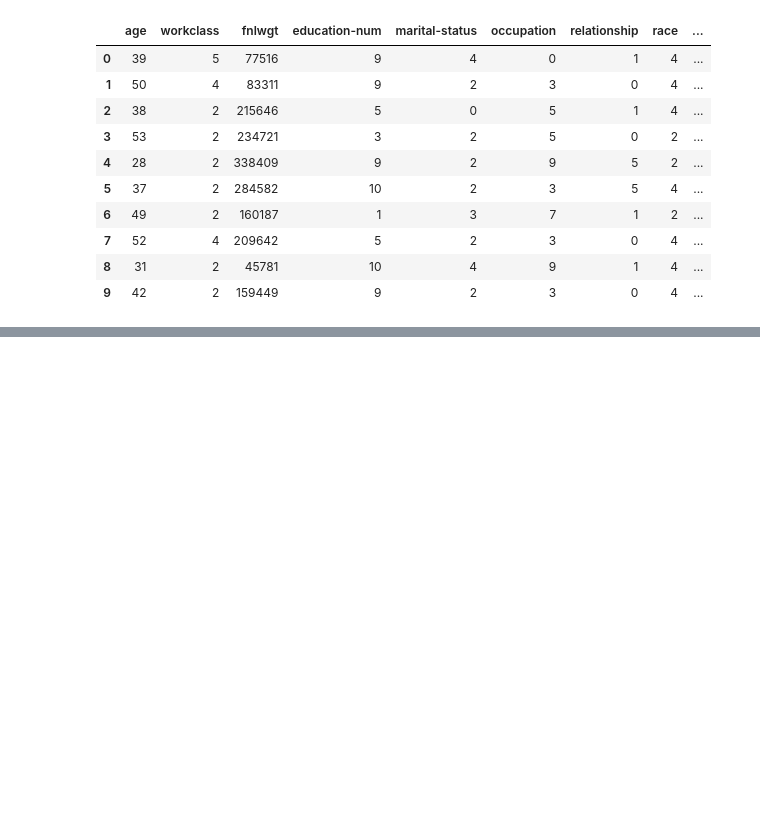
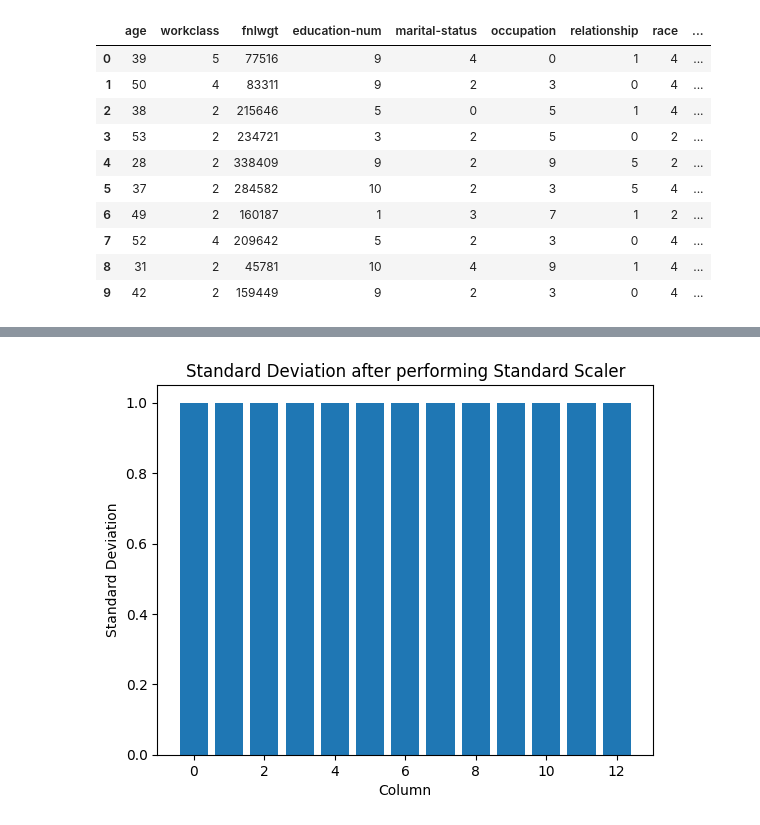
Before and after one commit to PehansiK/Census-Income-Prediction, a Jupyter notebook: Scaling&PCA.ipynb, the cells around one changed output, grey strips where cells are left out. Cells and saved outputs as stored; diff of their text form; code cells hidden in the pictures; blank space fills up the shorter version.

Commit message:
Apply Standard Scaler

```diff
--- a/Scaling&PCA.ipynb
+++ b/Scaling&PCA.ipynb
@@ -24,0 +27,6 @@ df.head(10)
+# %%
+X = df.drop(['income'], axis=1) # Features
+y = df['income'] # Label
+# %%
+scaler = StandardScaler()
+X_scaler = pd.DataFrame(scaler.fit_transform(X), columns = X.columns)
@@ -24,0 +47,4 @@ df.head(10)
+# %%
+# Calculate the standard deviation of all columns
+std_X = X_scaler.std()
+print('Standard Deviation after Performing Standard Scaler: \n',std_X)
@@ -24,0 +67,9 @@ df.head(10)
+# %%
+# Plot the Standard Deviation of all columns
+plt.bar(range(len(std_X)), std_X)
+plt.title("Standard Deviation after performing Standard Scaler")
+plt.xlabel("Column")
+plt.ylabel("Standard Deviation")
+plt.show()
+# %% [output]
+[figure, added]
```
Also changed, not shown: parts of 6 cells of this notebook.
